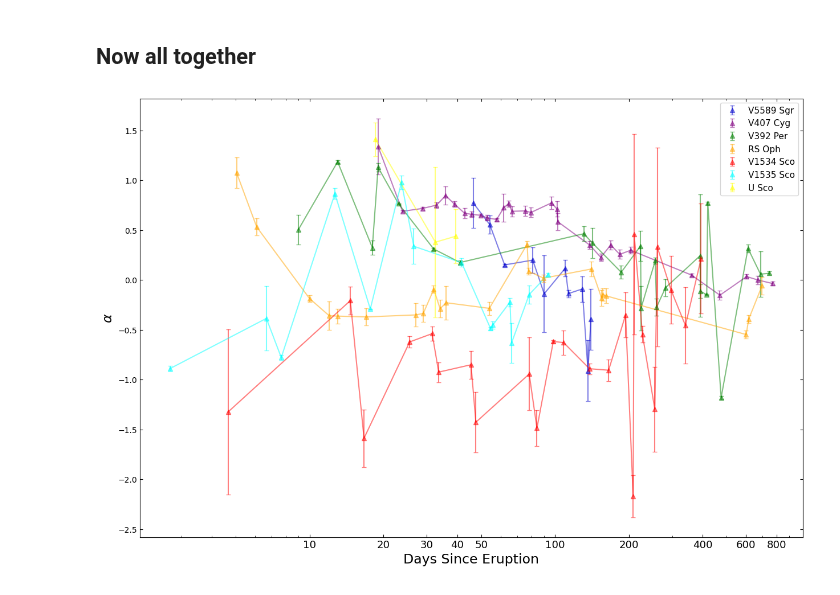
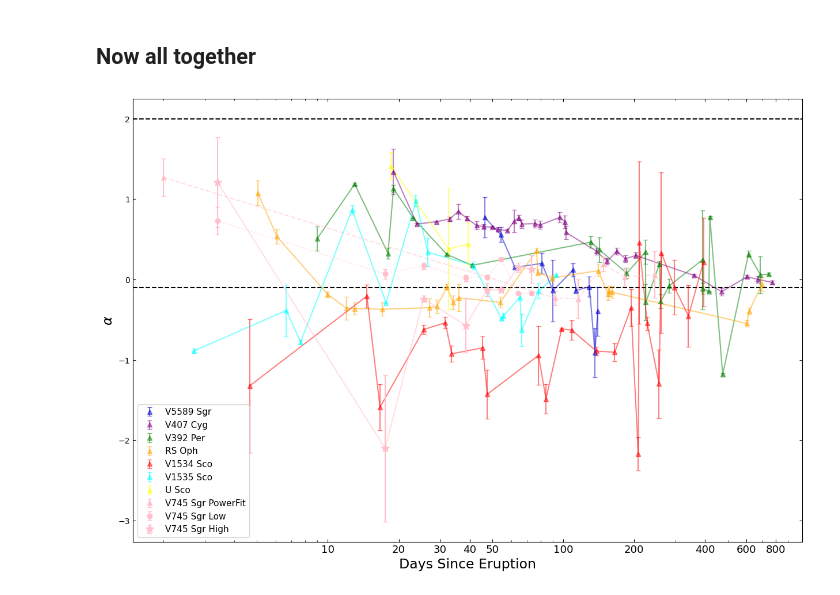
Before and after one commit to Wilhelm005/Research-Code, a Jupyter notebook: Spectral Index Alpha Over Time.ipynb, the cells around one changed output. Drawn from its saved outputs; the diff is of its cells as text; code cells hidden in the pictures.

```diff
--- a/Spectral Index Alpha Over Time.ipynb
+++ b/Spectral Index Alpha Over Time.ipynb
@@ -239,0 +242,12 @@ plt.show();
+# %%
+
+v745_a_low = [0.73, 0.07, 0.17, 0.02, 0.03, 0.25, -0.17, -0.17]
+v745_al_err = [0.17, 0.06, 0.04, 0.04, 0.03, 0.02, 0.01, 0.02]
+
+v745_a_high = [1.21, -2.10, -0.24, -0.57, -0.13, -0.13, 0.15, 0.13]
+v745_ah_err = [ 0.56, 0.91, 0.04, 0.34, 0.08, 0.02, 0.06, 0.17]
+v745_days_lohi = [3.4, 17.5, 25.5, 38.5, 47.5, 54.4, 64.5, 73.4] #days for alpha 1 and 2
+
+v745_a = [1.27, -0.23, -0.24, 0.19,0.03,0.06]
+v745_a_err = [0.23, 0.09,0.24,0.09,0.11,0.29]
+v745_days = [2,92.3,115.3,148.5,182,244] #days for alpha
@@ -242,6 +282,12 @@ plt.show();
 # %%
 fig, ax = plt.subplots()
 fig.set_size_inches(15,10)
+
+ax.axhline(y=-.1, color='black', linestyle='--', linewidth=1.5)
+ax.axhline(y=2, color='black', linestyle='--', linewidth=1.5)
+
+#You may also want a horizontal line plotted at y= -0.1 to
+#show where we get optically thin thermal emission and a line at y=2 to show where we get optically thick thermal emission.
 
 ax.errorbar(v5589_days, v5589_a, yerr=v5589_a_err, fmt = '^', color='mediumblue', label='V5589 Sgr', capsize = 3,  alpha = .5)
 ax.plot(v5589_days, v5589_a, color='mediumblue', alpha = .5)
@@ -256,33 +302,38 @@ ax.errorbar(rs_days, rs_a, yerr=rs_a_err, fmt = '^', color='orange', label='RS O
 ax.plot(rs_days, rs_a, color='orange', alpha=.5)
 
 ax.errorbar(v1534_days, v1534_a, yerr=v1534_a_err, fmt = '^', color='red', label='V1534 Sco', capsize = 3,  alpha = .5)
 ax.plot(v1534_days, v1534_a, color='red', alpha=.5)
 
 ax.errorbar(v1535_days, v1535_a, yerr=v1535_a_err, fmt = '^', color='aqua', label='V1535 Sco', capsize = 3,  alpha = .5)
 ax.plot(v1535_days, v1535_a, color='aqua', alpha=.5)
 
 ax.errorbar(usco_days, usco_a, yerr=usco_a_err, fmt = '^', color='yellow', label='U Sco', capsize = 3,  alpha = .5)
 ax.plot(usco_days, usco_a, color='yellow', alpha=.5)
 
-
+ax.errorbar(v745_days, v745_a, yerr=v745_a_err, fmt = '^', color='pink', label='V745 Sgr PowerFit', capsize = 3)
+ax.errorbar(v745_days_lohi, v745_a_low, yerr=v745_al_err, fmt = 'o', color='pink', label='V745 Sgr Low', capsize = 3)
+ax.errorbar(v745_days_lohi, v745_a_high, yerr=v745_ah_err, fmt = '*', markersize=10, color='pink', label='V745 Sgr High', capsize = 3)
+ax.plot(v745_days, v745_a, linestyle='--',color='pink', alpha=.5)
+ax.plot(v745_days_lohi, v745_a_low, linestyle=':', color='pink', alpha=.5)
+ax.plot(v745_days_lohi, v745_a_high, color='pink', alpha=.5)
 
 
 ax.set_xscale('log')
 ax.set_xticks([10,20, 30, 40,50, 100, 200, 400, 600, 800], labels = ['10', '20', '30', '40', '50', '100', '200', '400', '600', '800'], fontsize = 13)
 #ax.invert_xaxis()
 
 #ax.set_yscale('log')
 #ax.set_yticks([1], labels = ['1.0'], fontsize = 13)
 
 ax.set_xlabel("Days Since Eruption", fontsize=17)
 ax.set_ylabel("${\u03B1}$", fontsize=17)
 
 ax.tick_params(axis='both', which='both', direction='in', top=True, right=True)
 
 #ax.set_title(r"$ V_{peak} $ and $ S_{max} $ Correlation", fontsize=20)
 
 plt.legend(fontsize = 11)
 plt.show()
-fig.savefig("Combined_spec_ide_a_over_time", dpi=300);
+fig.savefig("Combined_spec_index_a_over_time", dpi=300);
 # %% [output]
-[figure, old version]
+[figure, new version]
```
Also changed, not shown: parts of 2 cells of this notebook, 1 other file.
